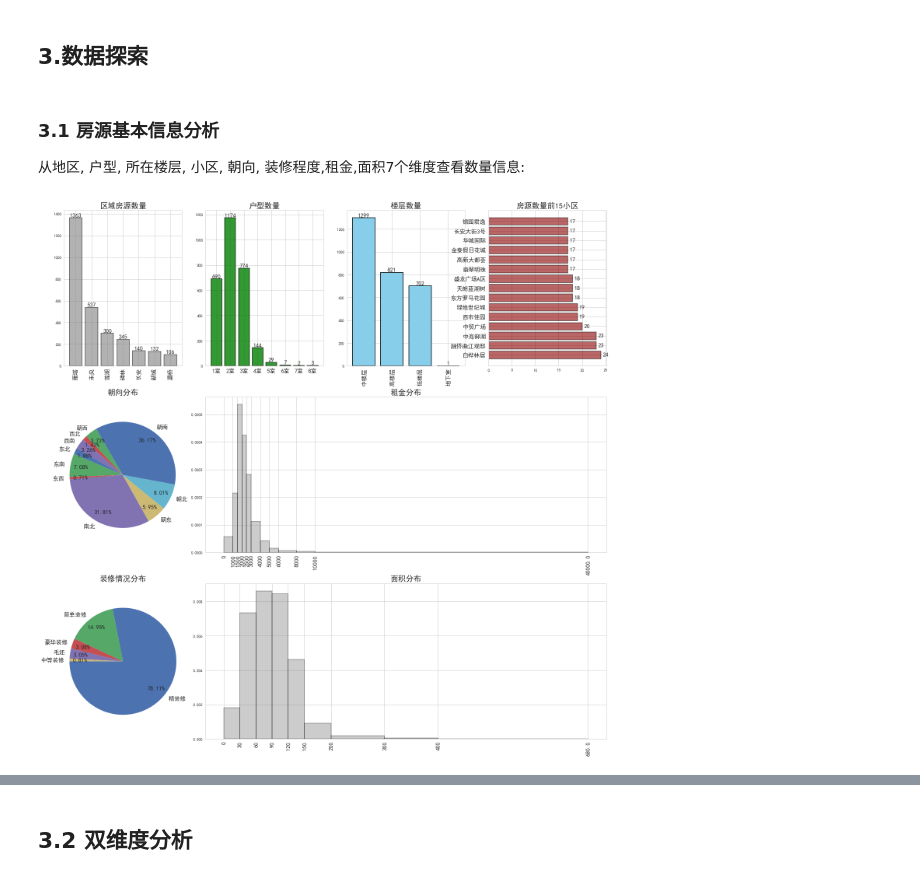
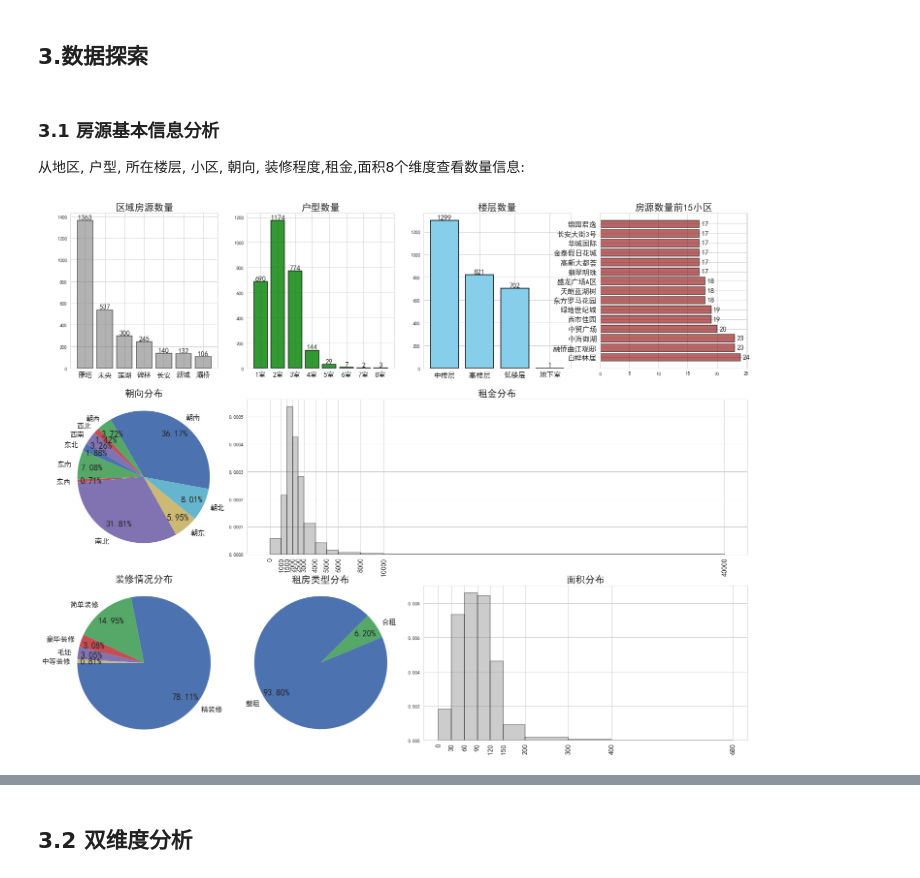
Before and after one commit to vipqiaojin/-, a Jupyter notebook: 西安市租房分析.ipynb, the cells around one changed output, grey strips where cells are left out. Cells and saved outputs as stored; diff of their text form; code cells hidden in the pictures.

```diff
--- a/西安市租房分析.ipynb
+++ b/西安市租房分析.ipynb
@@ -163,9 +163,9 @@ memory usage: 286.7+ KB
 ## 3.数据探索
 # %% [markdown]
 ### 3.1 房源基本信息分析
-从地区, 户型, 所在楼层, 小区, 朝向, 装修程度,租金,面积7个维度查看数量信息:
+从地区, 户型, 所在楼层, 小区, 朝向, 装修程度,租金,面积8个维度查看数量信息:
 # %%
-fig = plt.figure(figsize=(25,25))
+fig = plt.figure(figsize=(25,20))
 gs=gridspec.GridSpec(3,4)
 ax1=fig.add_subplot(gs[0,0:1])
 ax2=fig.add_subplot(gs[0,1:2])
@@ -174,13 +174,14 @@ ax4=fig.add_subplot(gs[0,3:4])
 ax5=fig.add_subplot(gs[1,0:1])
 ax6=fig.add_subplot(gs[2,0:1])
 ax7=fig.add_subplot(gs[1,1:])
-ax8=fig.add_subplot(gs[2,1:])
+ax8=fig.add_subplot(gs[2,2:])
+ax9=fig.add_subplot(gs[2,1:2])
 
 #各个区域的租房数量
 district_house_number = data_new['district'].groupby(data_new['district']).count().sort_values(ascending = False)
 ax1.bar(np.arange(len(district_house_number)),district_house_number.values,facecolor='gray', alpha=0.6,edgecolor='black',linewidth = 1.5)
 ax1.set_xticks(np.arange(len(district_house_number)))
-ax1.set_xticklabels(district_house_number.index,fontsize= 15,rotation = 90)
+ax1.set_xticklabels(district_house_number.index,fontsize= 15)#,rotation = 90)
 ax1.set_title('区域房源数量',fontsize=20)
 ax1.grid(True)
 for a ,b in zip (np.arange(len(district_house_number)),district_house_number.values):
@@ -200,7 +201,7 @@ for a ,b in zip (np.arange(len(room_type_house_number)),room_type_house_number.v
 floor_house_number = data_new['floor'].groupby(data_new['floor']).count().sort_values(ascending = False)
 ax3.bar(np.arange(len(floor_house_number)),floor_house_number.values,facecolor= 'skyblue' ,edgecolor='black',linewidth = 1.5)
 ax3.set_xticks(np.arange(len(floor_house_number)))
-ax3.set_xticklabels(floor_house_number.index,rotation = 90,fontsize=15)
+ax3.set_xticklabels(floor_house_number.index,fontsize=15)
 ax3.set_title('楼层数量',fontsize=20)
 ax3.grid(True)
 for a ,b in zip (np.arange(len(floor_house_number)),floor_house_number.values):
@@ -219,38 +220,49 @@ for a ,b in zip (np.arange(len(community_house_numer))[:15],community_house_nume
 #朝向分布
 direction_house_number = data_new.groupby(['direction'])['direction'].count()
 patches, texts, autotexts = ax5.pie(direction_house_number,autopct='%.2f%%',labels= direction_house_number.index,pctdistance=0.8,startangle= 150)
 for i in range(0,len(direction_house_number.index)):
     texts[i].set_fontsize(15)
-    autotexts[i].set_fontsize(15)
+    autotexts[i].set_fontsize(18)
 ax5.axis('equal')
 ax5.set_title('朝向分布',fontsize=20)
 
 #不同装修情况的租房数量
 decoration_house_number = data_new['decoration'].groupby(data_new['decoration']).count().sort_values(ascending = False)
 patches, texts, autotexts = ax6.pie(decoration_house_number,autopct='%.2f%%',labels= decoration_house_number.index,pctdistance=0.8,startangle= 180)
 ax6.set_title('装修情况分布',fontsize=20)
 for i in range(0,len(decoration_house_number.index)):
     texts[i].set_fontsize(15)
-    autotexts[i].set_fontsize(15)
+    autotexts[i].set_fontsize(18)
 ax6.axis('equal')
 
 #租金分布
-ax7bins = [0,1000,1500,2000,2500,3000,4000,5000,6000,8000,10000,data_new['rent'].max()]
+ax7bins = [0,1000,1500,2000,2500,3000,4000,5000,6000,8000,10000,int(data_new['rent'].max())]
 ax7.hist(data_new['rent'], bins =ax7bins ,color = 'gray',alpha = 0.4,edgecolor='black',linewidth = 1.5,normed=1)
 ax7.set_xticks(ax7bins)
 ax7.set_xticklabels(ax7bins,rotation=90,fontsize=15)
 ax7.set_title('租金分布',fontsize=20)
 
 #面积分布
-ax8bins = [0,30,60,90,120,150,200,300,400,data_new['area'].max()]
+ax8bins = [0,30,60,90,120,150,200,300,400,int(data_new['area'].max())]
 ax8.hist(data_new['area'], bins =ax8bins,color = 'gray',alpha = 0.4,edgecolor='black',linewidth = 1.5,normed=1)
 ax8.set_xticks(ax8bins)
 ax8.set_xticklabels(ax8bins,rotation=90,fontsize=15)
 ax8.set_title('面积分布',fontsize=20)
 
+#租房类型
+rent_type_house_number = data_new['rent_type'].groupby(data_new['rent_type']).count().sort_values(ascending = False)
+patches, texts, autotexts = ax9.pie(rent_type_house_number,autopct='%.2f%%',labels= rent_type_house_number.index,pctdistance=0.8,startangle= 45)
+ax9.set_title('租房类型分布',fontsize=20)
+for i in range(0,len(rent_type_house_number.index)):
+    texts[i].set_fontsize(15)
+    autotexts[i].set_fontsize(18)
+#     autotexts[i].set_color('w')
+ax9.axis('equal')
+
+
 plt.show()
 # %% [output]
-[figure, old version]
+[figure, new version]
 # %% [markdown]
 ### 小结:
 #### 区域房源数量
```
Also changed, not shown: parts of 10 cells of this notebook.
